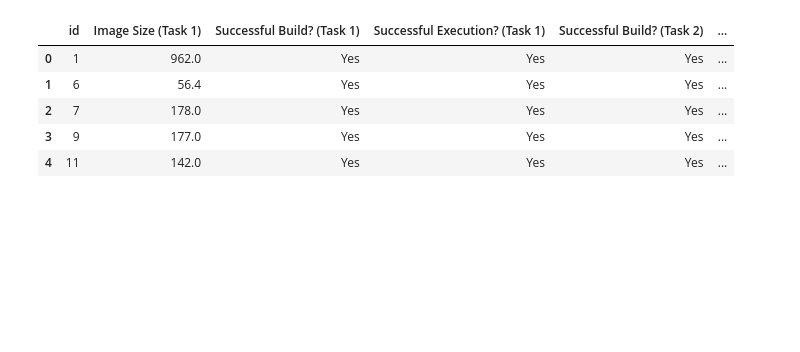
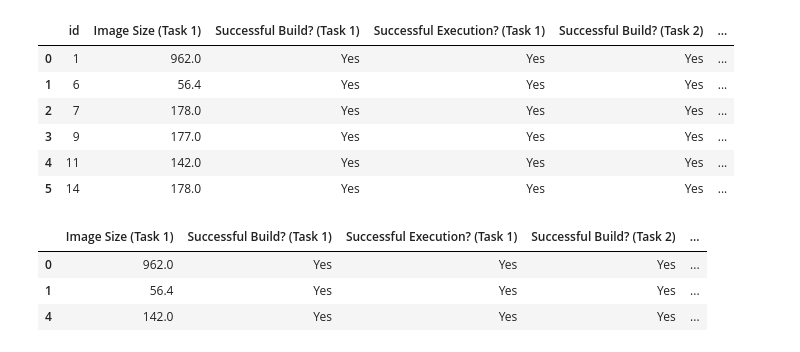
Before and after one commit to matosjoaops/dockerlive-study-data, a Jupyter notebook: dockerfiles.ipynb, the cells around one changed output. Drawn from its saved outputs; the diff is of its cells as text; code cells hidden in the pictures; blank space fills up the shorter version.

```diff
--- a/dockerfiles.ipynb
+++ b/dockerfiles.ipynb
@@ -3,10 +5,12 @@ import pandas as pd
 # %%
 data = pd.read_csv("anon-data/dockerfiles.csv")
-data
+control = pd.read_csv("anon-data/control.txt", names=["id"])
+experimental = pd.read_csv("anon-data/experimental.txt", names=["id"])
 # %% [output]
 |  | id | Image Size (Task 1) | Successful Build? (Task 1) | Successful Execution? (Task 1) | Successful Build? (Task 2) | ... |
 | 0 | 1 | 962.0 | Yes | Yes | Yes | ... |
 | 1 | 6 | 56.4 | Yes | Yes | Yes | ... |
 | 2 | 7 | 178.0 | Yes | Yes | Yes | ... |
 | 3 | 9 | 177.0 | Yes | Yes | Yes | ... |
 | 4 | 11 | 142.0 | Yes | Yes | Yes | ... |
+| 5 | 14 | 178.0 | Yes | Yes | Yes | ... |
@@ -12,0 +20,8 @@ data
+# %%
+data_control = data[data["id"].isin(control_list)].drop('id', axis=1)
+data_experimental = data[data["id"].isin(experimental_list)].drop('id', axis=1)
+# %% [output]
+|  | Image Size (Task 1) | Successful Build? (Task 1) | Successful Execution? (Task 1) | Successful Build? (Task 2) | ... |
+| 0 | 962.0 | Yes | Yes | Yes | ... |
+| 1 | 56.4 | Yes | Yes | Yes | ... |
+| 4 | 142.0 | Yes | Yes | Yes | ... |
```
Also changed, not shown: parts of 4 cells of this notebook, 2 other files.
